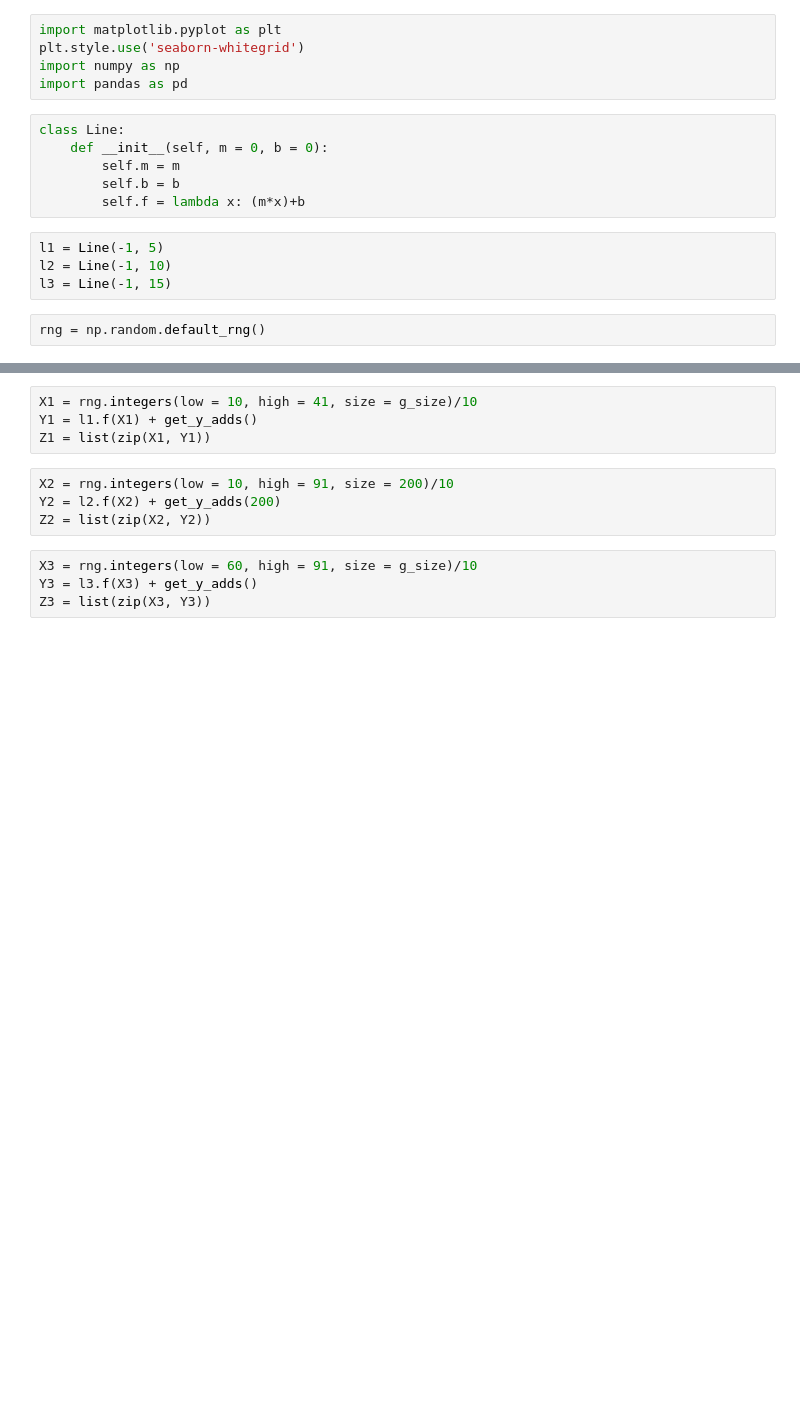
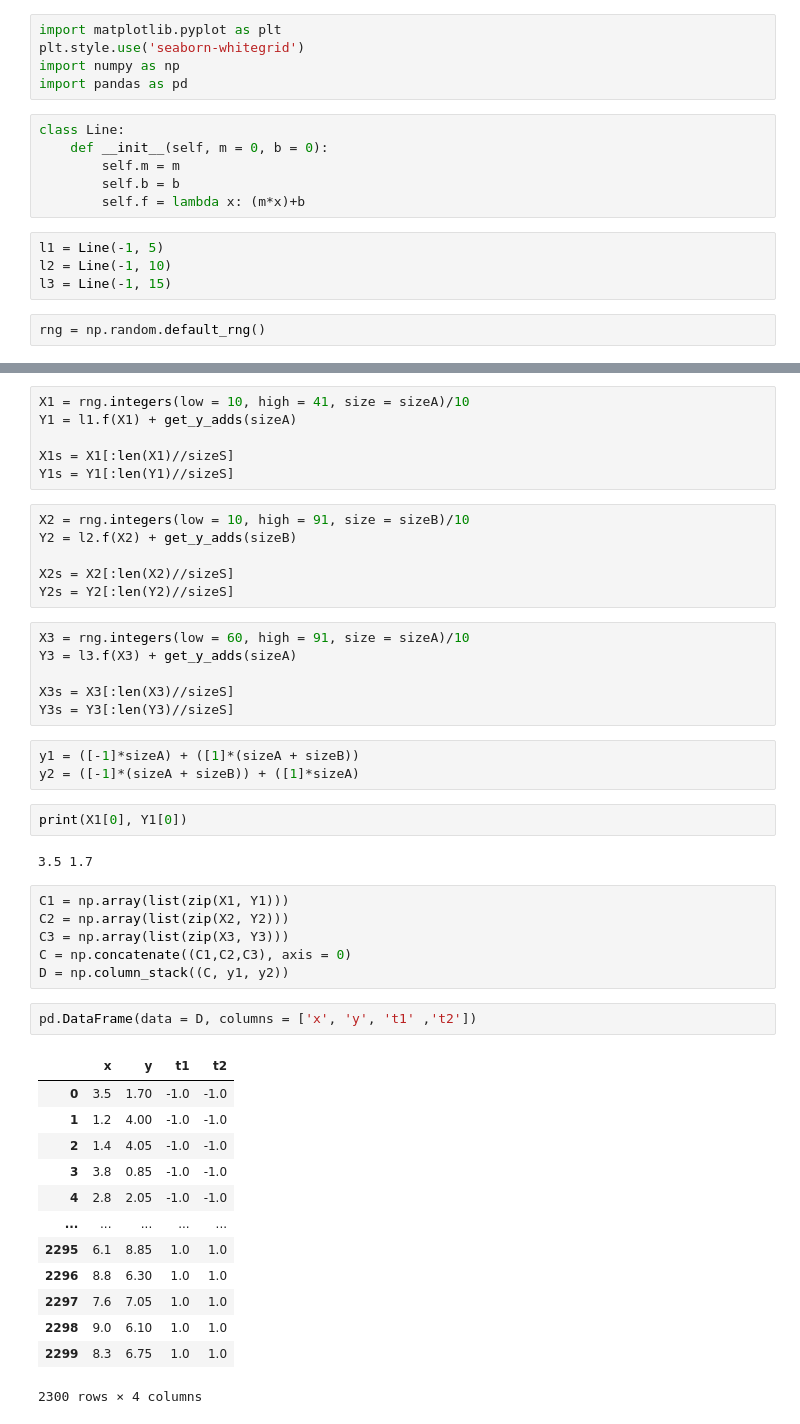
Before and after one commit to akero11/pml_sr_exercises, a Jupyter notebook: xor_test.ipynb, the cells around one changed output, grey strips where cells are left out. Saved outputs shown, nothing was run; the diff lists cells and outputs as text; blank space fills up the shorter version.

Commit message:
Finish data sampling in xor_test.ipynb

```diff
--- a/xor_test.ipynb
+++ b/xor_test.ipynb
@@ -23,12 +30,47 @@ g_size = 100
 # %%
-X1 = rng.integers(low = 10, high = 41, size = g_size)/10
-Y1 = l1.f(X1) + get_y_adds()
-Z1 = list(zip(X1, Y1))
+X1 = rng.integers(low = 10, high = 41, size = sizeA)/10
+Y1 = l1.f(X1) + get_y_adds(sizeA)
+
+X1s = X1[:len(X1)//sizeS]
+Y1s = Y1[:len(Y1)//sizeS]
 # %%
-X2 = rng.integers(low = 10, high = 91, size = 200)/10
-Y2 = l2.f(X2) + get_y_adds(200)
-Z2 = list(zip(X2, Y2))
+X2 = rng.integers(low = 10, high = 91, size = sizeB)/10
+Y2 = l2.f(X2) + get_y_adds(sizeB)
+
+X2s = X2[:len(X2)//sizeS]
+Y2s = Y2[:len(Y2)//sizeS]
 # %%
-X3 = rng.integers(low = 60, high = 91, size = g_size)/10
-Y3 = l3.f(X3) + get_y_adds()
-Z3 = list(zip(X3, Y3))
+X3 = rng.integers(low = 60, high = 91, size = sizeA)/10
+Y3 = l3.f(X3) + get_y_adds(sizeA)
+
+X3s = X3[:len(X3)//sizeS]
+Y3s = Y3[:len(Y3)//sizeS]
+# %%
+y1 = ([-1]*sizeA) + ([1]*(sizeA + sizeB))
+y2 = ([-1]*(sizeA + sizeB)) + ([1]*sizeA)
+# %%
+print(X1[0], Y1[0])
+# %% [output]
+3.5 1.7
+# %%
+C1 = np.array(list(zip(X1, Y1)))
+C2 = np.array(list(zip(X2, Y2)))
+C3 = np.array(list(zip(X3, Y3)))
+C = np.concatenate((C1,C2,C3), axis = 0)
+D = np.column_stack((C, y1, y2))
+# %%
+pd.DataFrame(data = D, columns = ['x', 'y', 't1' ,'t2'])
+# %% [output]
+|  | x | y | t1 | t2 |
+| 0 | 3.5 | 1.70 | -1.0 | -1.0 |
+| 1 | 1.2 | 4.00 | -1.0 | -1.0 |
+| 2 | 1.4 | 4.05 | -1.0 | -1.0 |
+| 3 | 3.8 | 0.85 | -1.0 | -1.0 |
+| 4 | 2.8 | 2.05 | -1.0 | -1.0 |
+| ... | ... | ... | ... | ... |
+| 2295 | 6.1 | 8.85 | 1.0 | 1.0 |
+| 2296 | 8.8 | 6.30 | 1.0 | 1.0 |
+| 2297 | 7.6 | 7.05 | 1.0 | 1.0 |
+| 2298 | 9.0 | 6.10 | 1.0 | 1.0 |
+| 2299 | 8.3 | 6.75 | 1.0 | 1.0 |
+2300 rows × 4 columns
```
Also changed, not shown: parts of 5 cells of this notebook.
